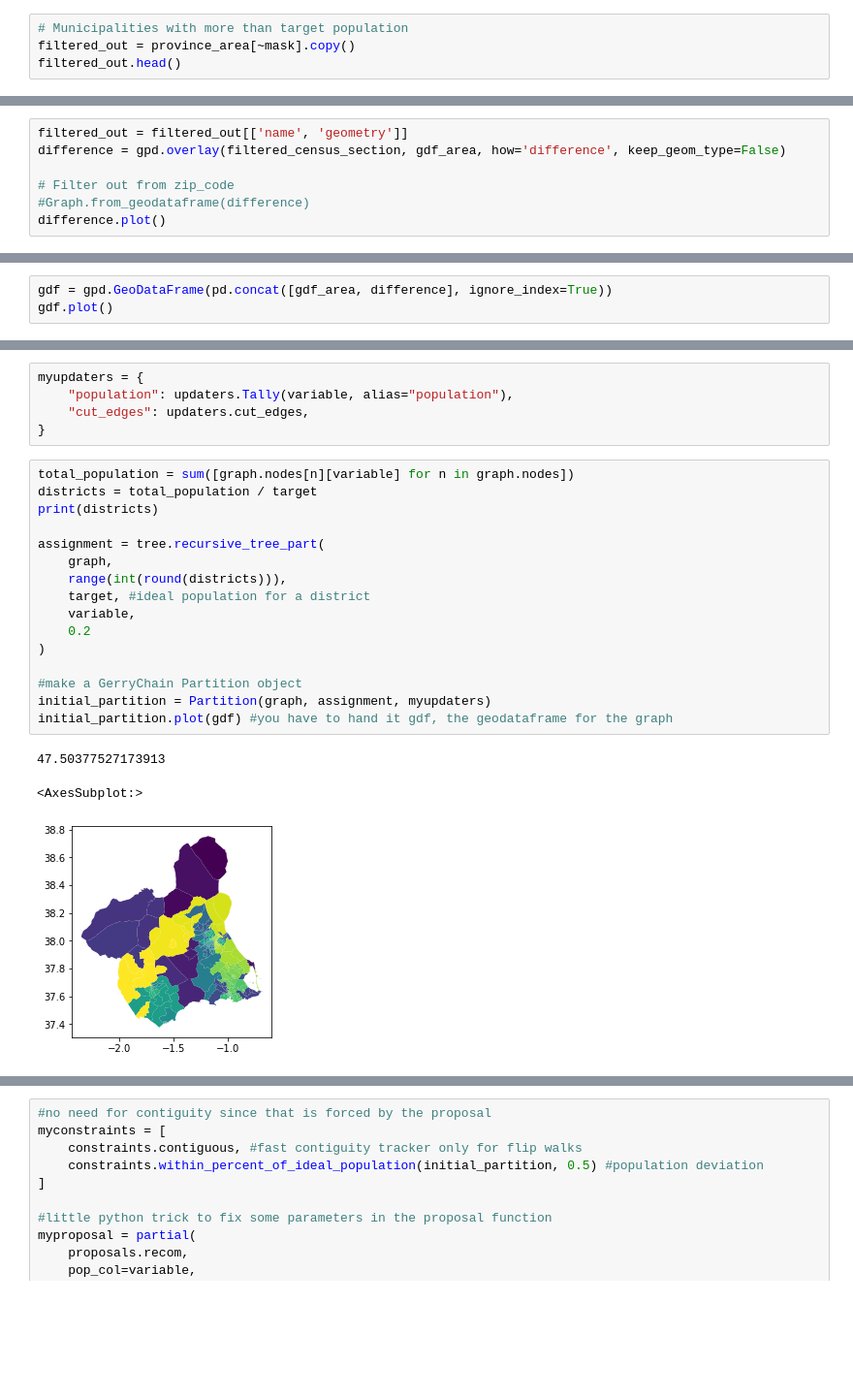
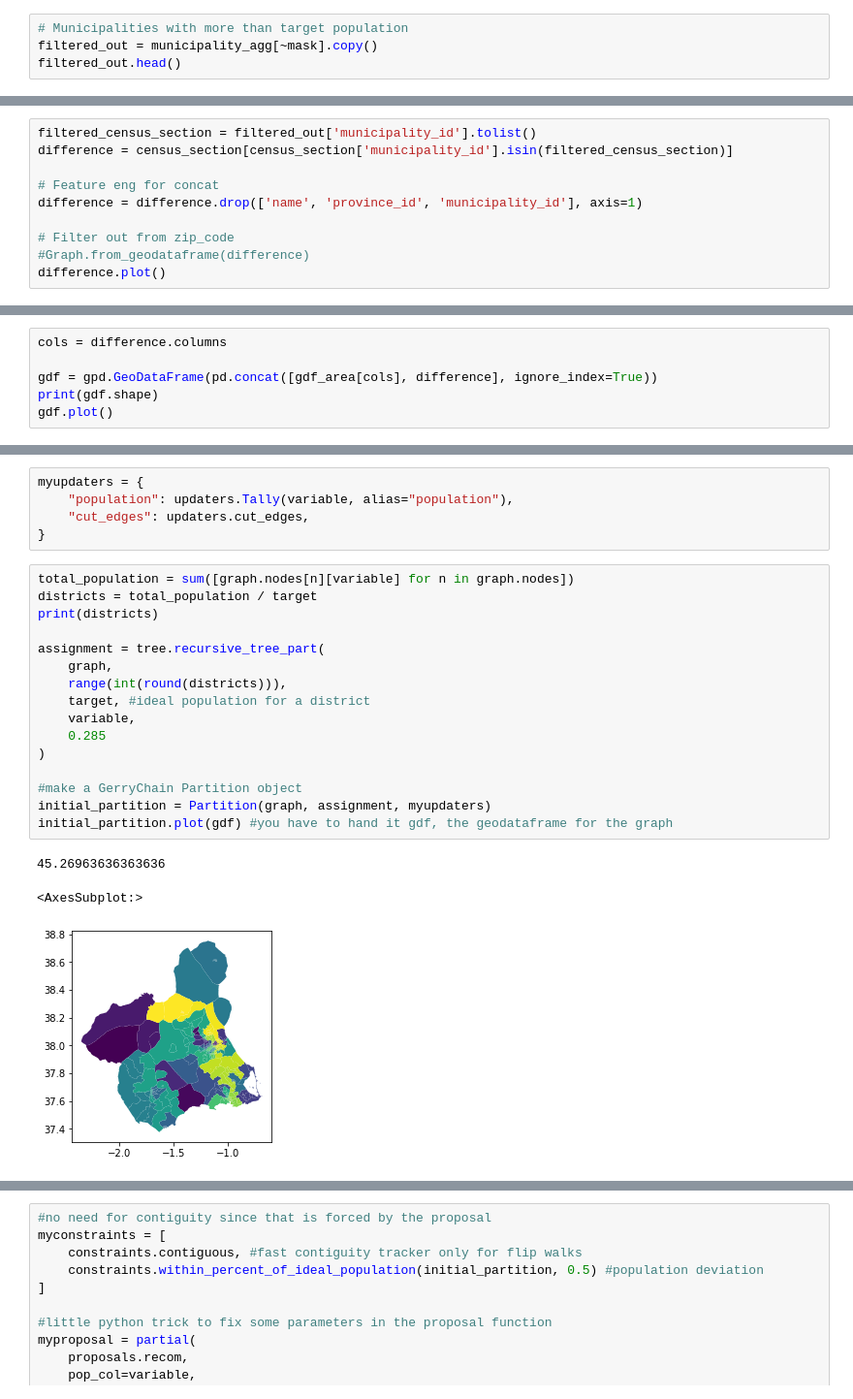
Before and after one commit to nplaton/diputado-distrito, a Jupyter notebook: diputado-distrito.ipynb, the cells around one changed output, grey strips where cells are left out. Shown at 97% size. Saved outputs shown, nothing was run; the diff lists cells and outputs as text; blank space fills up the shorter version.

```diff
--- a/diputado-distrito.ipynb
+++ b/diputado-distrito.ipynb
@@ -339,5 +344,5 @@ gdf_area.head()
 # %%
 # Municipalities with more than target population
-filtered_out = province_area[~mask].copy()
+filtered_out = municipality_agg[~mask].copy()
 filtered_out.head()
 # %% [output]
@@ -368,7 +354,0 @@ gdf_area.plot()
-# %%
-filtered_out = filtered_out[['name', 'geometry']]
-difference = gpd.overlay(filtered_census_section, gdf_area, how='difference', keep_geom_type=False)
-
-# Filter out from zip_code
-#Graph.from_geodataframe(difference)
-difference.plot()
@@ -377,0 +360,10 @@ difference.plot()
+# %%
+filtered_census_section = filtered_out['municipality_id'].tolist()
+difference = census_section[census_section['municipality_id'].isin(filtered_census_section)]
+
+# Feature eng for concat
+difference = difference.drop(['name', 'province_id', 'municipality_id'], axis=1)
+
+# Filter out from zip_code
+#Graph.from_geodataframe(difference)
+difference.plot()
@@ -378,4 +373,7 @@ difference.plot()
 # %%
-gdf = gpd.GeoDataFrame(pd.concat([gdf_area, difference], ignore_index=True))
+cols = difference.columns
+
+gdf = gpd.GeoDataFrame(pd.concat([gdf_area[cols], difference], ignore_index=True))
+print(gdf.shape)
 gdf.plot()
 # %% [output]
@@ -400,20 +411,20 @@ myupdaters = {
 # %%
 total_population = sum([graph.nodes[n][variable] for n in graph.nodes])
 districts = total_population / target
 print(districts)
 
 assignment = tree.recursive_tree_part(
     graph,
     range(int(round(districts))),
     target, #ideal population for a district
     variable,
-    0.2
+    0.285
 )
 
 #make a GerryChain Partition object
 initial_partition = Partition(graph, assignment, myupdaters)
 initial_partition.plot(gdf) #you have to hand it gdf, the geodataframe for the graph
 # %% [output]
-47.50377527173913
+45.26963636363636
 <AxesSubplot:>
-[figure, old version]
+[figure, new version]
```
Also changed, not shown: parts of 41 cells of this notebook.
